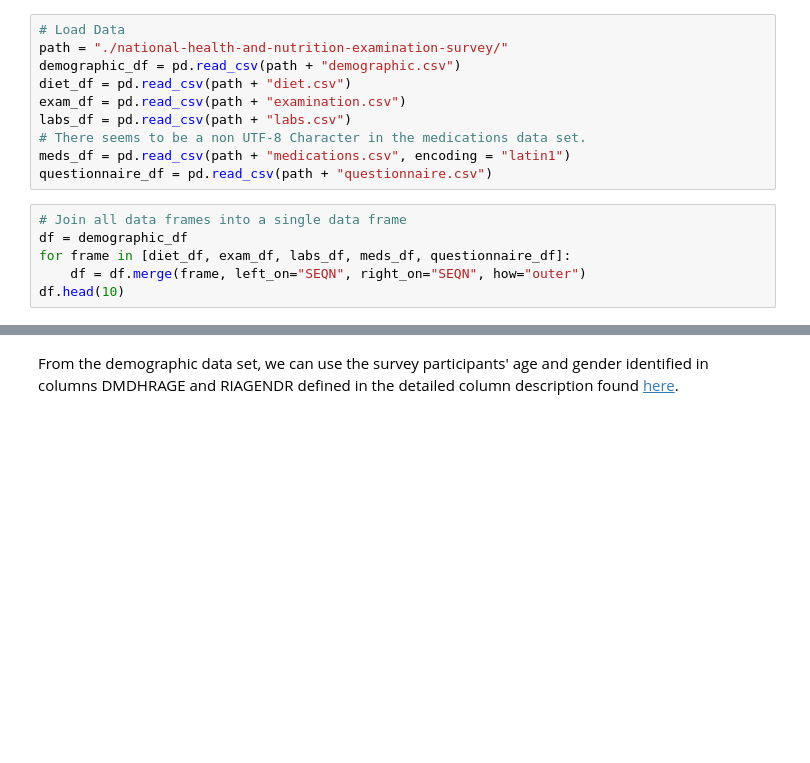
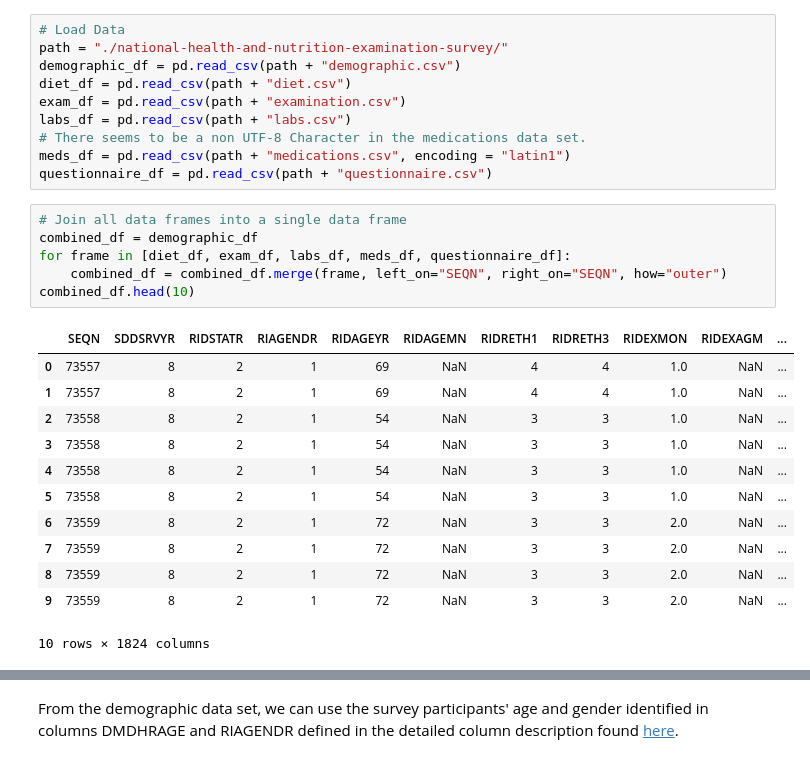
Before and after one commit to mccomackjp/blood-pressure-analysis-and-prediction, a Jupyter notebook: blood_pressure_analysis_and_prediction.ipynb, the cells around one changed output, grey strips where cells are left out. Drawn from its saved outputs; the diff is of its cells as text; blank space fills up the shorter version.

```diff
--- a/blood_pressure_analysis_and_prediction.ipynb
+++ b/blood_pressure_analysis_and_prediction.ipynb
@@ -24,8 +24,21 @@ meds_df = pd.read_csv(path + "medications.csv", encoding = "latin1")
 questionnaire_df = pd.read_csv(path + "questionnaire.csv")
 # %%
 # Join all data frames into a single data frame
-df = demographic_df
+combined_df = demographic_df
 for frame in [diet_df, exam_df, labs_df, meds_df, questionnaire_df]:
-    df = df.merge(frame, left_on="SEQN", right_on="SEQN", how="outer")
-df.head(10)
+    combined_df = combined_df.merge(frame, left_on="SEQN", right_on="SEQN", how="outer")
+combined_df.head(10)
+# %% [output]
+|  | SEQN | SDDSRVYR | RIDSTATR | RIAGENDR | RIDAGEYR | RIDAGEMN | RIDRETH1 | RIDRETH3 | RIDEXMON | RIDEXAGM | ... |
+| 0 | 73557 | 8 | 2 | 1 | 69 | NaN | 4 | 4 | 1.0 | NaN | ... |
+| 1 | 73557 | 8 | 2 | 1 | 69 | NaN | 4 | 4 | 1.0 | NaN | ... |
+| 2 | 73558 | 8 | 2 | 1 | 54 | NaN | 3 | 3 | 1.0 | NaN | ... |
+| 3 | 73558 | 8 | 2 | 1 | 54 | NaN | 3 | 3 | 1.0 | NaN | ... |
+| 4 | 73558 | 8 | 2 | 1 | 54 | NaN | 3 | 3 | 1.0 | NaN | ... |
+| 5 | 73558 | 8 | 2 | 1 | 54 | NaN | 3 | 3 | 1.0 | NaN | ... |
+| 6 | 73559 | 8 | 2 | 1 | 72 | NaN | 3 | 3 | 2.0 | NaN | ... |
+| 7 | 73559 | 8 | 2 | 1 | 72 | NaN | 3 | 3 | 2.0 | NaN | ... |
+| 8 | 73559 | 8 | 2 | 1 | 72 | NaN | 3 | 3 | 2.0 | NaN | ... |
+| 9 | 73559 | 8 | 2 | 1 | 72 | NaN | 3 | 3 | 2.0 | NaN | ... |
+10 rows × 1824 columns
 # %% [markdown]
```
Also changed, not shown: parts of 12 cells of this notebook.
